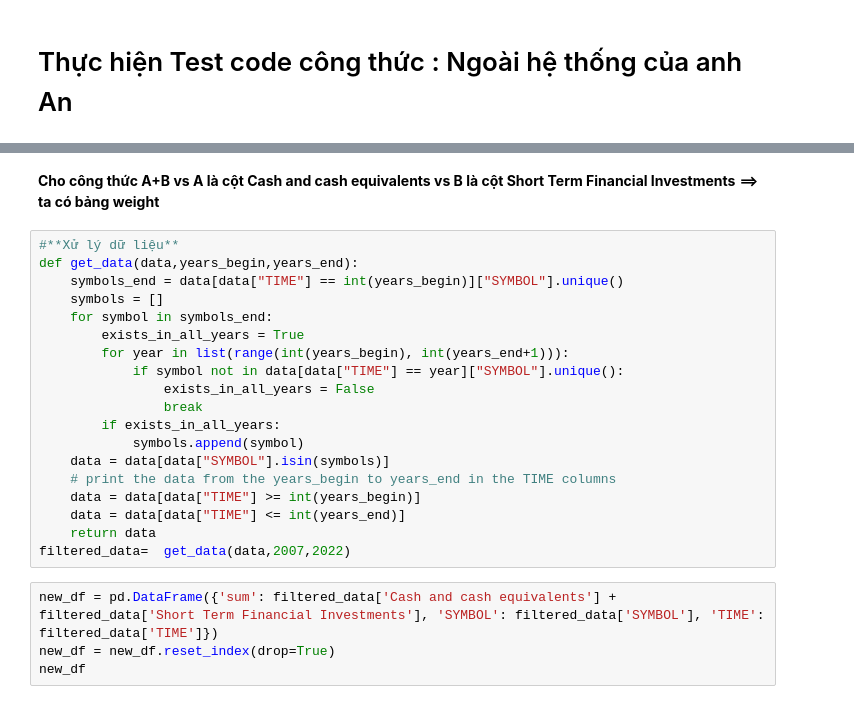
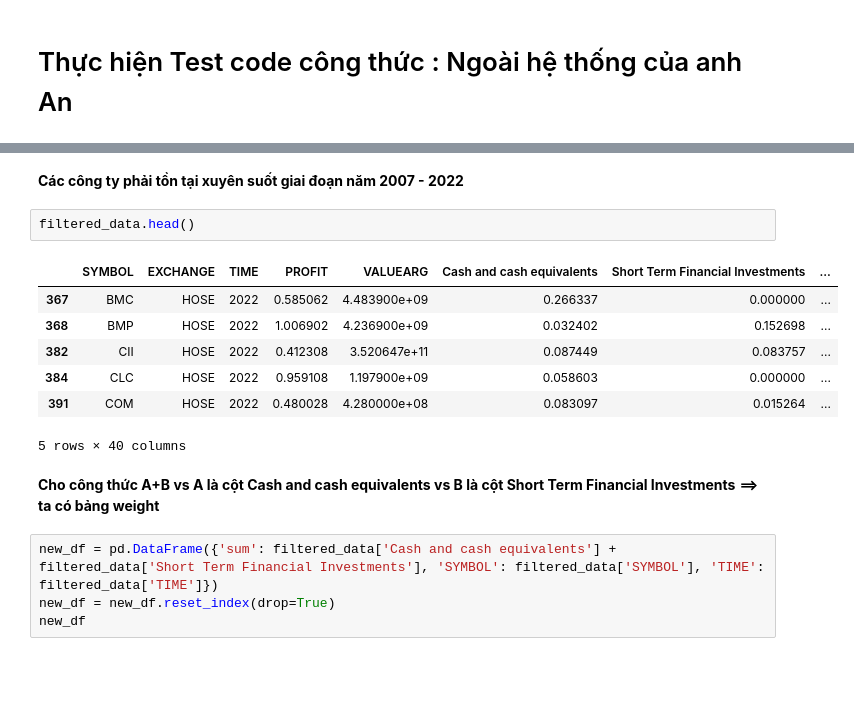
Before and after one commit to khanhha1005/TestFinanceFormula, a Jupyter notebook: Phương_Pháp_test.ipynb, the cells around one changed output, grey strips where cells are left out. Drawn from its saved outputs; the diff is of its cells as text; blank space fills up the shorter version.

```diff
--- a/Phương_Pháp_test.ipynb
+++ b/Phương_Pháp_test.ipynb
@@ -29,25 +47,18 @@ data
+# %% [markdown]
+**Các công ty phải tồn tại xuyên suốt giai đoạn năm 2007 - 2022**
+# %%
+filtered_data.head()
+# %% [output]
+|  | SYMBOL | EXCHANGE | TIME | PROFIT | VALUEARG | Cash and cash equivalents | Short Term Financial Investments | ... |
+| 367 | BMC | HOSE | 2022 | 0.585062 | 4.483900e+09 | 0.266337 | 0.000000 | ... |
+| 368 | BMP | HOSE | 2022 | 1.006902 | 4.236900e+09 | 0.032402 | 0.152698 | ... |
+| 382 | CII | HOSE | 2022 | 0.412308 | 3.520647e+11 | 0.087449 | 0.083757 | ... |
+| 384 | CLC | HOSE | 2022 | 0.959108 | 1.197900e+09 | 0.058603 | 0.000000 | ... |
+| 391 | COM | HOSE | 2022 | 0.480028 | 4.280000e+08 | 0.083097 | 0.015264 | ... |
+5 rows × 40 columns
 # %% [markdown]
 **Cho công thức A+B  vs A là cột Cash and cash equivalents vs B là cột Short Term Financial Investments**
 **==> ta có bảng weight**
-# %%
-#**Xử lý dữ liệu**
-def get_data(data,years_begin,years_end):
-    symbols_end = data[data["TIME"] == int(years_begin)]["SYMBOL"].unique()
-    symbols = []
-    for symbol in symbols_end:
-        exists_in_all_years = True
-        for year in list(range(int(years_begin), int(years_end+1))):
-            if symbol not in data[data["TIME"] == year]["SYMBOL"].unique():
-                exists_in_all_years = False
-                break
-        if exists_in_all_years:
-            symbols.append(symbol)
-    data = data[data["SYMBOL"].isin(symbols)]
-    # print the data from the years_begin to years_end in the TIME columns
-    data = data[data["TIME"] >= int(years_begin)]
-    data = data[data["TIME"] <= int(years_end)]
-    return data
-filtered_data=  get_data(data,2007,2022)
 # %%
 new_df = pd.DataFrame({'sum': filtered_data['Cash and cash equivalents'] + filtered_data['Short Term Financial Investments'], 'SYMBOL': filtered_data['SYMBOL'], 'TIME': filtered_data['TIME']})
 new_df = new_df.reset_index(drop=True)
```
Also changed, not shown: parts of 15 cells of this notebook.
